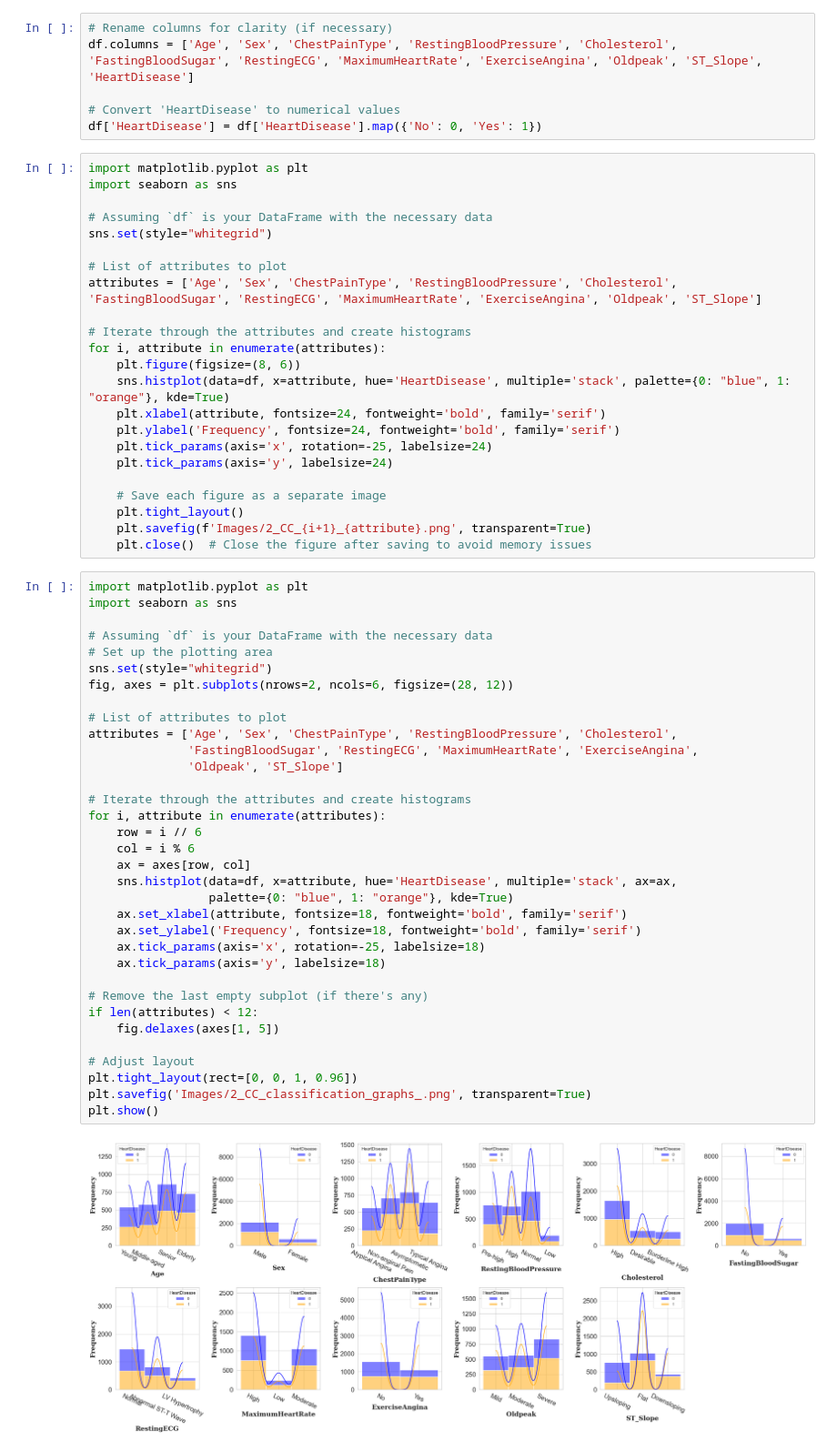
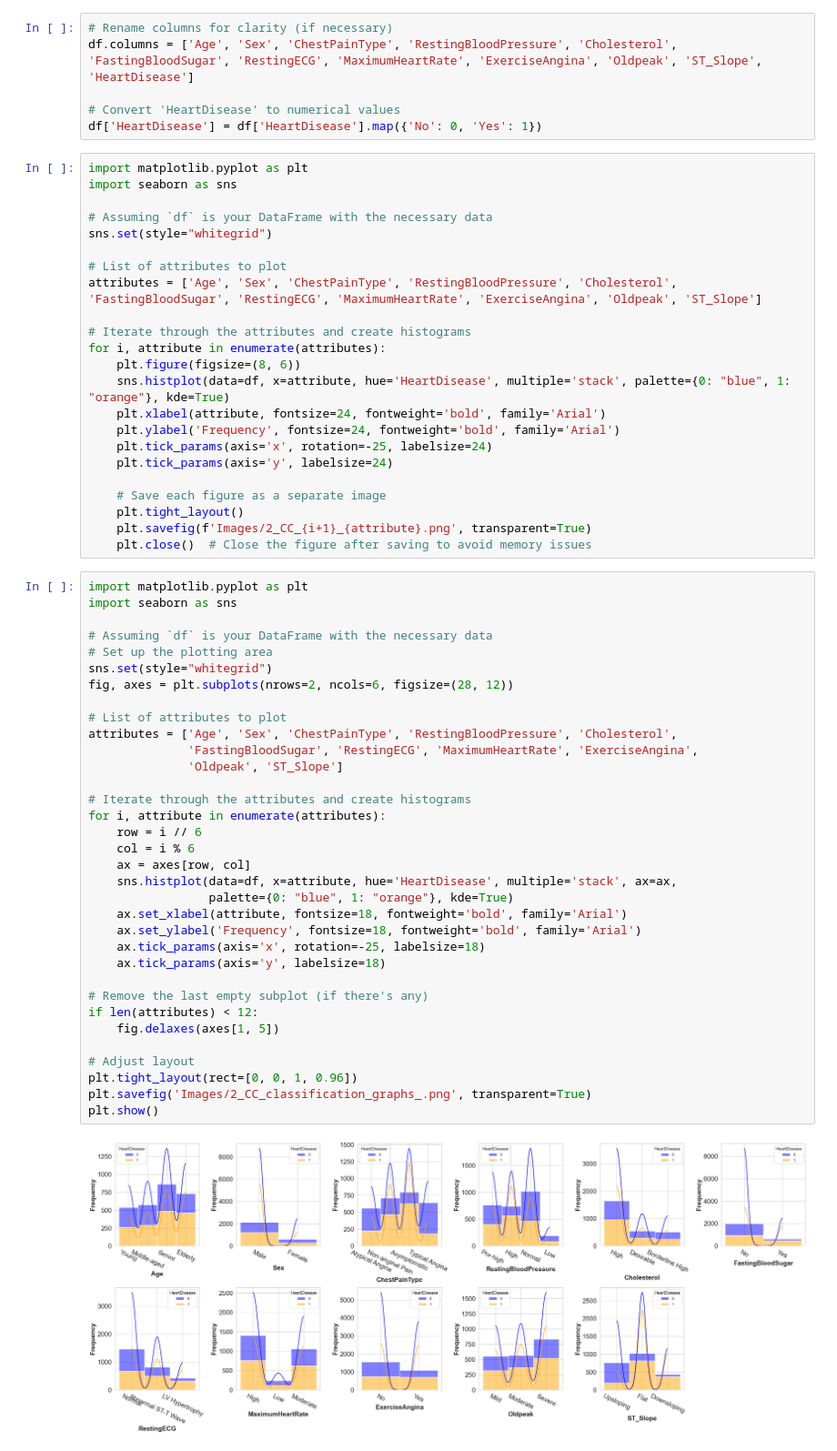
Before and after one commit to IsratTasnimEsha/Heart-Disease-Prediction, a Jupyter notebook: 2_CC_Classification_Graphs.ipynb, the cells around one changed output. Shown at 91% size. Cells and saved outputs as stored; diff of their text form.

```diff
--- a/2_CC_Classification_Graphs.ipynb
+++ b/2_CC_Classification_Graphs.ipynb
@@ -35,8 +35,8 @@ attributes = ['Age', 'Sex', 'ChestPainType', 'RestingBloodPressure', 'Cholestero
 for i, attribute in enumerate(attributes):
     plt.figure(figsize=(8, 6))
     sns.histplot(data=df, x=attribute, hue='HeartDisease', multiple='stack', palette={0: "blue", 1: "orange"}, kde=True)
-    plt.xlabel(attribute, fontsize=24, fontweight='bold', family='serif')
-    plt.ylabel('Frequency', fontsize=24, fontweight='bold', family='serif')
+    plt.xlabel(attribute, fontsize=24, fontweight='bold', family='Arial')
+    plt.ylabel('Frequency', fontsize=24, fontweight='bold', family='Arial')
     plt.tick_params(axis='x', rotation=-25, labelsize=24)
     plt.tick_params(axis='y', labelsize=24)
 
@@ -50,36 +50,36 @@ import seaborn as sns
 
 # Assuming `df` is your DataFrame with the necessary data
 # Set up the plotting area
 sns.set(style="whitegrid")
 fig, axes = plt.subplots(nrows=2, ncols=6, figsize=(28, 12))
 
 # List of attributes to plot
 attributes = ['Age', 'Sex', 'ChestPainType', 'RestingBloodPressure', 'Cholesterol',
               'FastingBloodSugar', 'RestingECG', 'MaximumHeartRate', 'ExerciseAngina',
               'Oldpeak', 'ST_Slope']
 
 # Iterate through the attributes and create histograms
 for i, attribute in enumerate(attributes):
     row = i // 6
     col = i % 6
     ax = axes[row, col]
     sns.histplot(data=df, x=attribute, hue='HeartDisease', multiple='stack', ax=ax,
                  palette={0: "blue", 1: "orange"}, kde=True)
-    ax.set_xlabel(attribute, fontsize=18, fontweight='bold', family='serif')
-    ax.set_ylabel('Frequency', fontsize=18, fontweight='bold', family='serif')
+    ax.set_xlabel(attribute, fontsize=18, fontweight='bold', family='Arial')
+    ax.set_ylabel('Frequency', fontsize=18, fontweight='bold', family='Arial')
     ax.tick_params(axis='x', rotation=-25, labelsize=18)
     ax.tick_params(axis='y', labelsize=18)
 
 # Remove the last empty subplot (if there's any)
 if len(attributes) < 12:
     fig.delaxes(axes[1, 5])
 
 # Adjust layout
 plt.tight_layout(rect=[0, 0, 1, 0.96])
 plt.savefig('Images/2_CC_classification_graphs_.png', transparent=True)
 plt.show()
 # %% [output]
-[figure, old version]
+[figure, new version]
 # %%
 import pandas as pd
 import seaborn as sns
```
Also changed, not shown: parts of 1 cell of this notebook, 42 other files.
